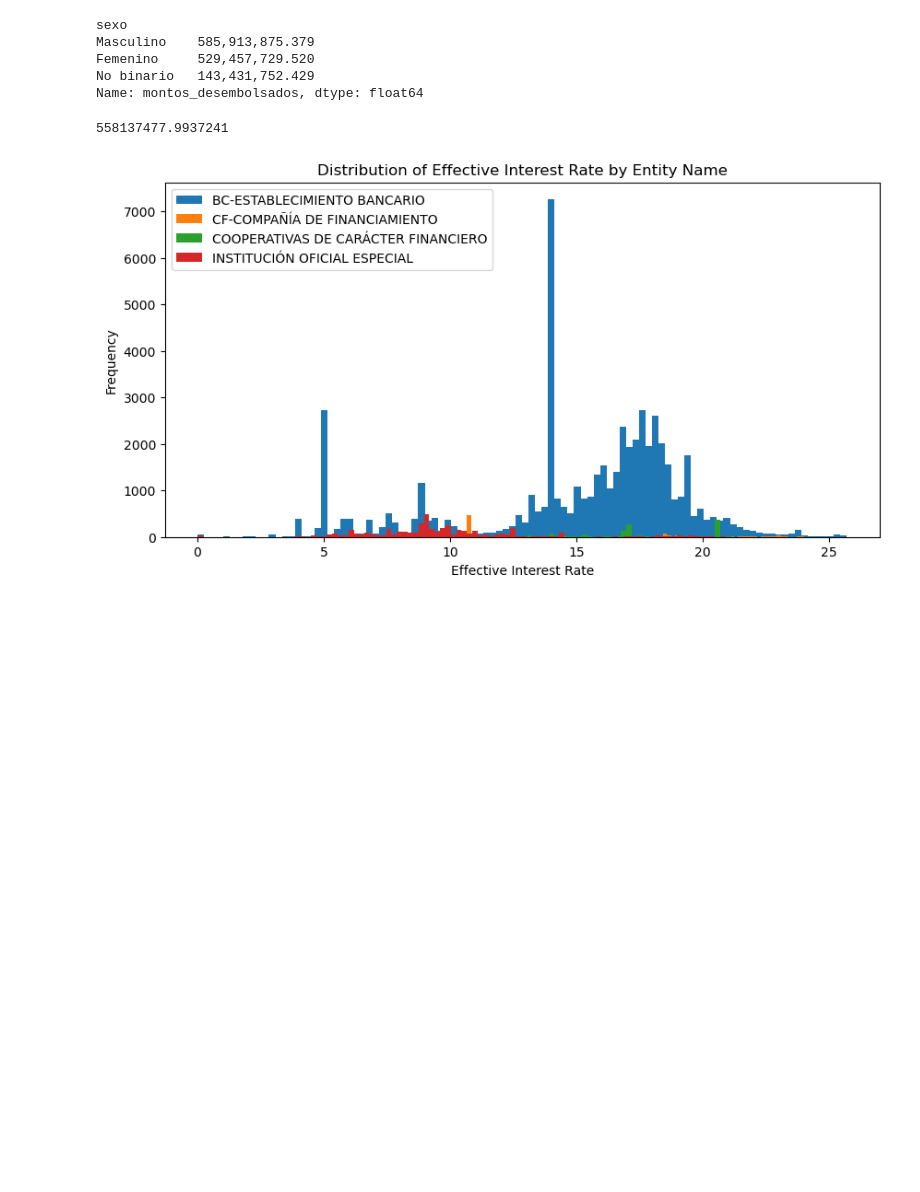
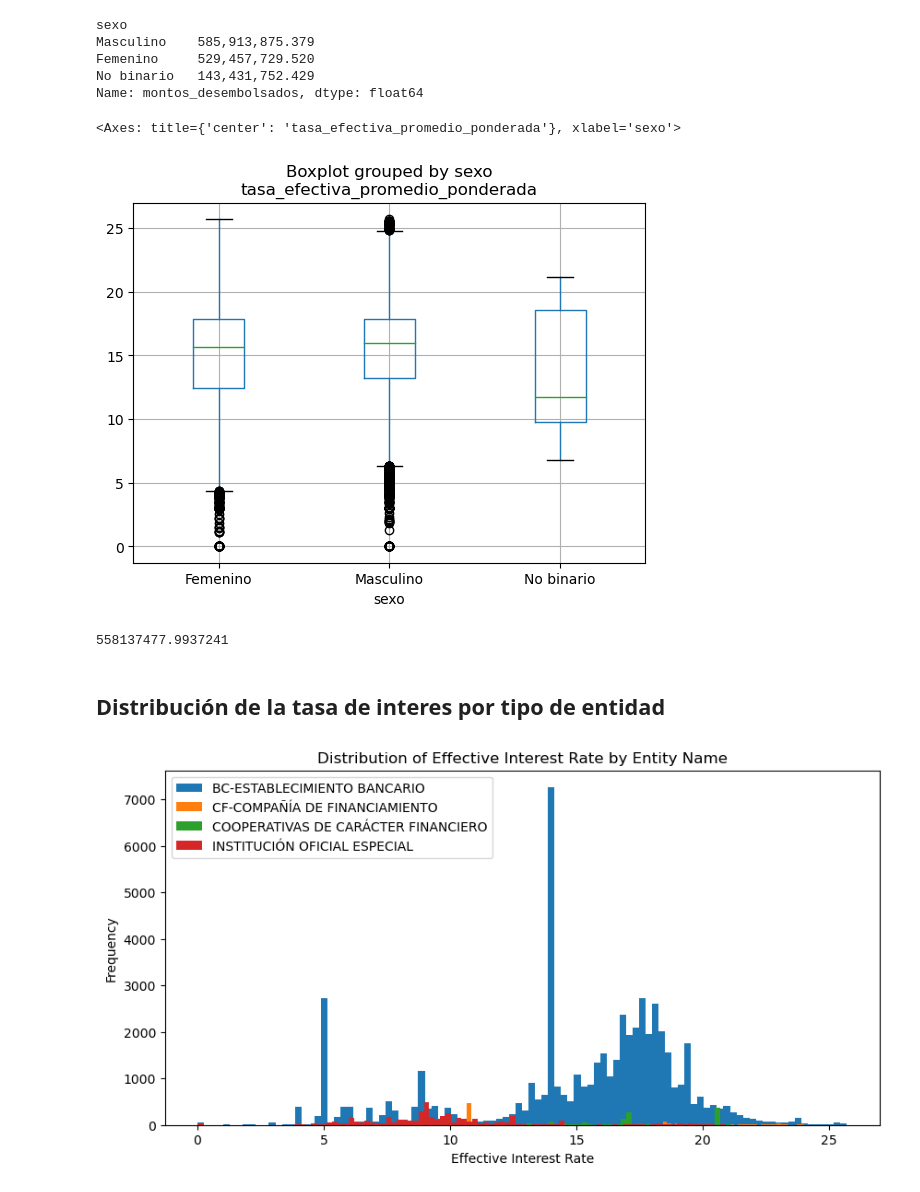
Before and after one commit to rlastralop/UDEA_Fundamentos, a Jupyter notebook: trabajo.ipynb, the cells around one changed output. Saved outputs shown, nothing was run; the diff lists cells and outputs as text; code cells hidden in the pictures; blank space fills up the shorter version.

```diff
--- a/trabajo.ipynb
+++ b/trabajo.ipynb
@@ -95,9 +136,16 @@ Masculino    585,913,875.379
 Femenino     529,457,729.520
 No binario   143,431,752.429
 Name: montos_desembolsados, dtype: float64
+# %%
+df.boxplot(column='tasa_efectiva_promedio_ponderada', by='sexo', showfliers=True)
+# %% [output]
+<Axes: title={'center': 'tasa_efectiva_promedio_ponderada'}, xlabel='sexo'>
+[figure, added]
 # %%
 mount_mean = df['montos_desembolsados'].mean()
 print(mount_mean)
 # %% [output]
 558137477.9937241
+# %% [markdown]
+## Distribución de la tasa de interes por tipo de entidad
 # %%
```
Also changed, not shown: parts of 27 cells of this notebook.
